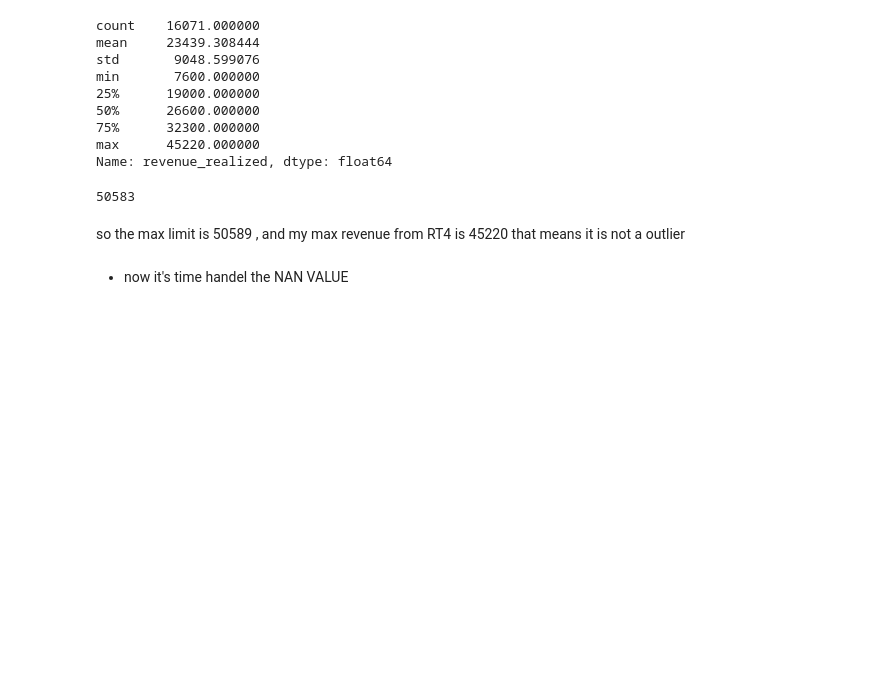
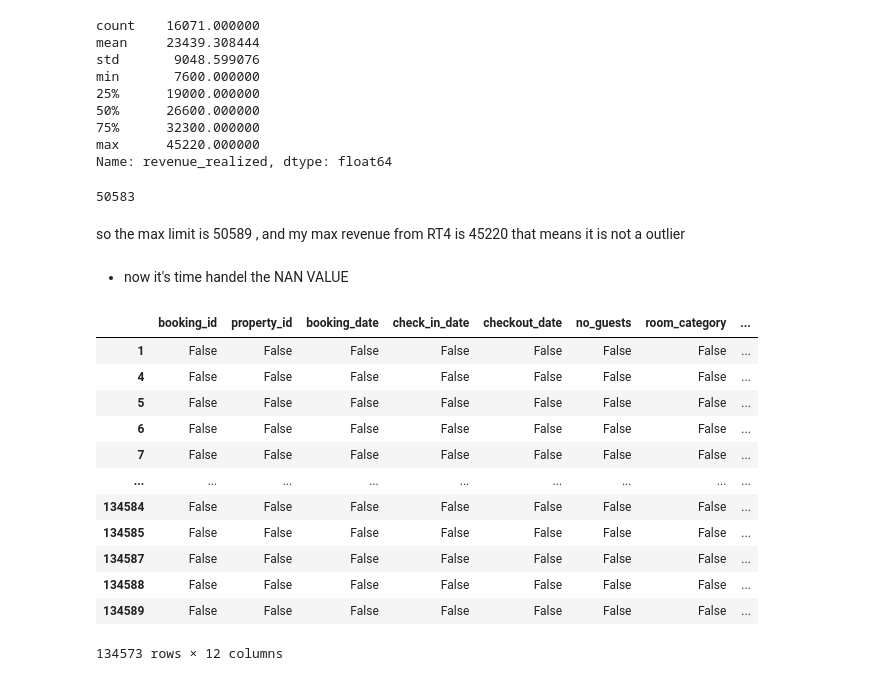
Before and after one commit to predictor450v/EDA_ANALYSIS_HOSPITALITY, a Jupyter notebook: analysis.ipynb, the cells around one changed output. Saved outputs shown, nothing was run; the diff lists cells and outputs as text; code cells hidden in the pictures; blank space fills up the shorter version.

Commit message:
cleaned data for bookings

```diff
--- a/analysis.ipynb
+++ b/analysis.ipynb
@@ -465,3 +465,20 @@ Name: revenue_realized, dtype: float64
 so the max limit is 50589 , and my max revenue from RT4 is 45220 that means it is not a outlier
 # %% [markdown]
 - now it's time handel the NAN VALUE
+# %%
+# this will give true and flase
+df_booking.isnull()
+# %% [output]
+|  | booking_id | property_id | booking_date | check_in_date | checkout_date | no_guests | room_category | ... |
+| 1 | False | False | False | False | False | False | False | ... |
+| 4 | False | False | False | False | False | False | False | ... |
+| 5 | False | False | False | False | False | False | False | ... |
+| 6 | False | False | False | False | False | False | False | ... |
+| 7 | False | False | False | False | False | False | False | ... |
+| ... | ... | ... | ... | ... | ... | ... | ... | ... |
+| 134584 | False | False | False | False | False | False | False | ... |
+| 134585 | False | False | False | False | False | False | False | ... |
+| 134587 | False | False | False | False | False | False | False | ... |
+| 134588 | False | False | False | False | False | False | False | ... |
+| 134589 | False | False | False | False | False | False | False | ... |
+134573 rows × 12 columns
```
Also changed, not shown: parts of 3 cells of this notebook.
